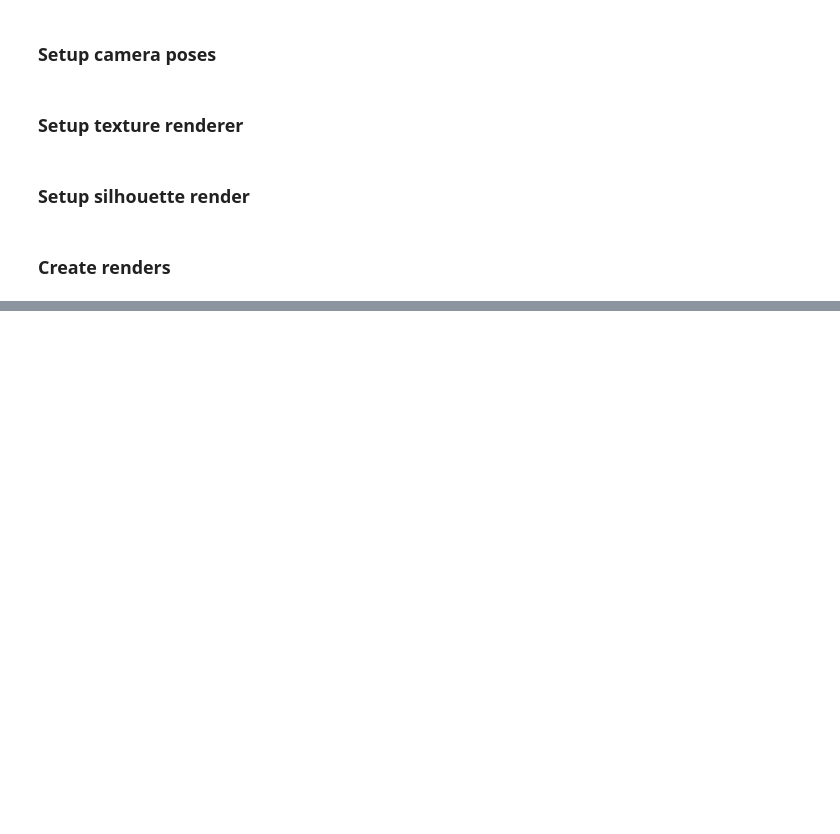
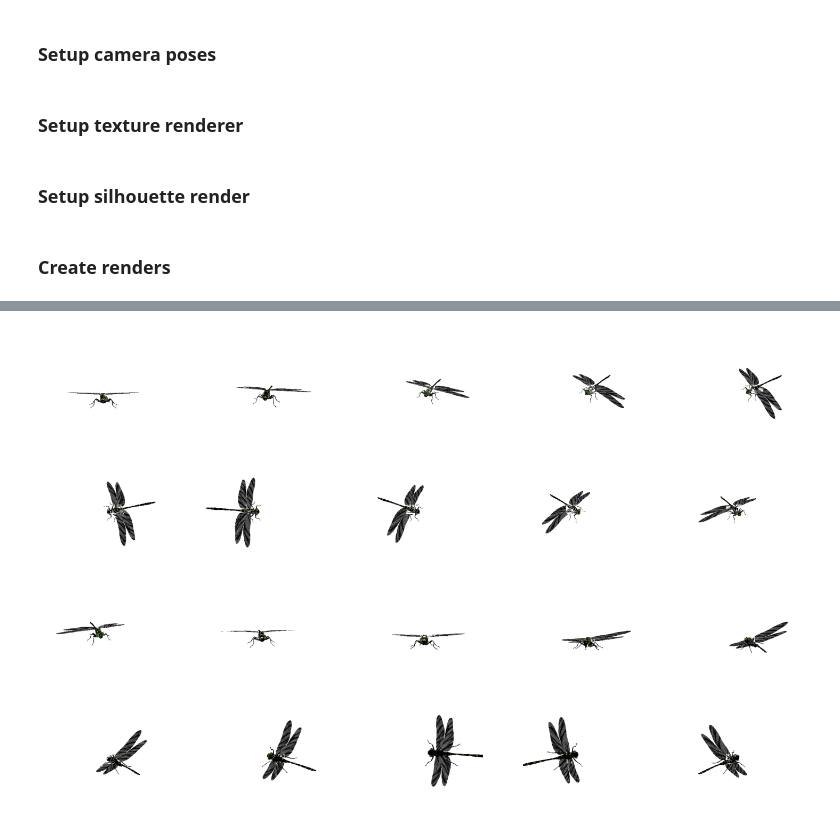
Before and after one commit to Amy-RT/3D-Mesh-Deformer, a Jupyter notebook: mesh_deformer.ipynb, the cells around one changed output, grey strips where cells are left out. Drawn from its saved outputs; the diff is of its cells as text; code cells hidden in the pictures; blank space fills up the shorter version.

```diff
--- a/mesh_deformer.ipynb
+++ b/mesh_deformer.ipynb
@@ -380,0 +425,3 @@ plt.show()
+# %%
+rendered_src_imgs = vis_renderer(normalized_src_meshes, cameras=cameras)
+src_rgb = [img[..., :3] for img in rendered_src_imgs]
@@ -380,0 +431,6 @@ plt.show()
+# %%
+image_grid(rendered_src_imgs.cpu().numpy(), rows=NUM_VIEWS // N_COLS,
+           cols=N_COLS, rgb=True)
+plt.show()
+# %% [output]
+[figure, added]
```
Also changed, not shown: parts of 22 cells of this notebook.
